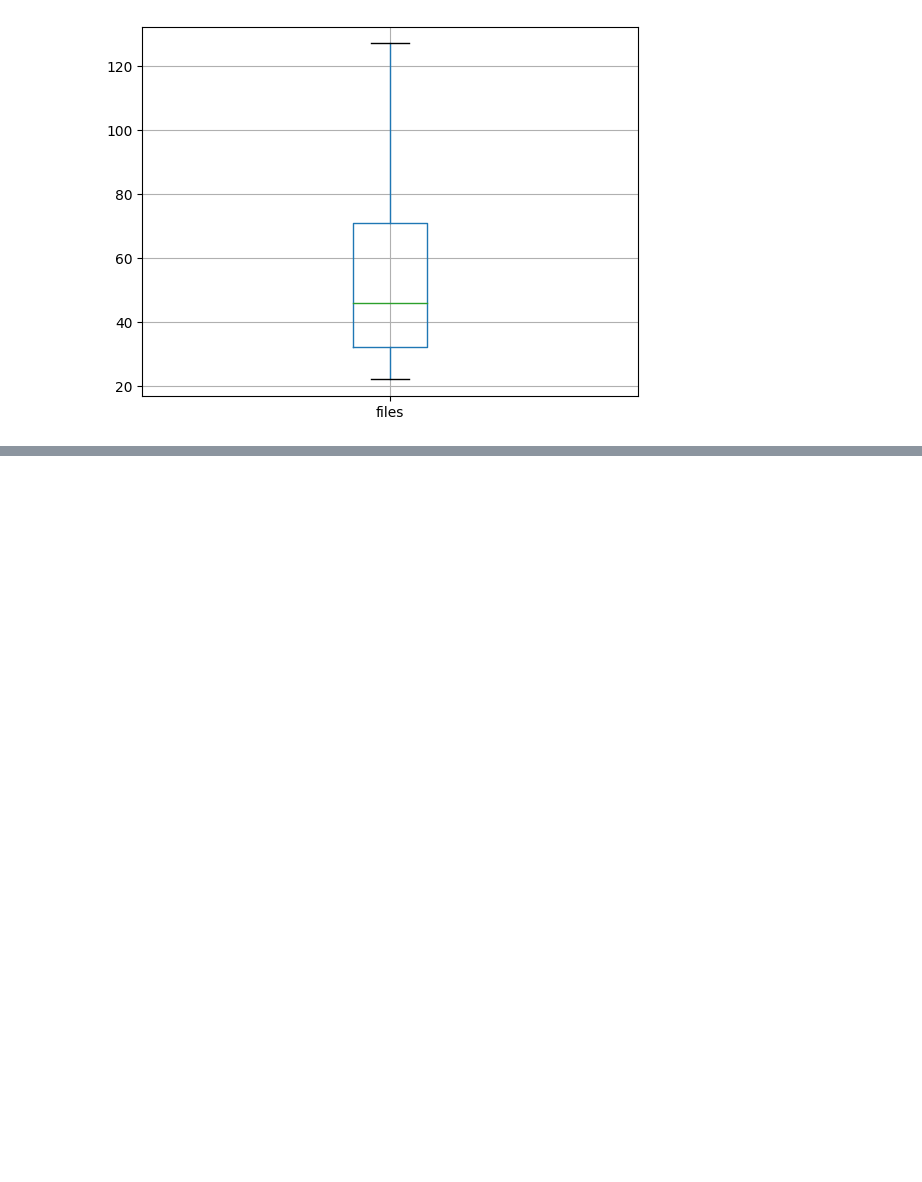
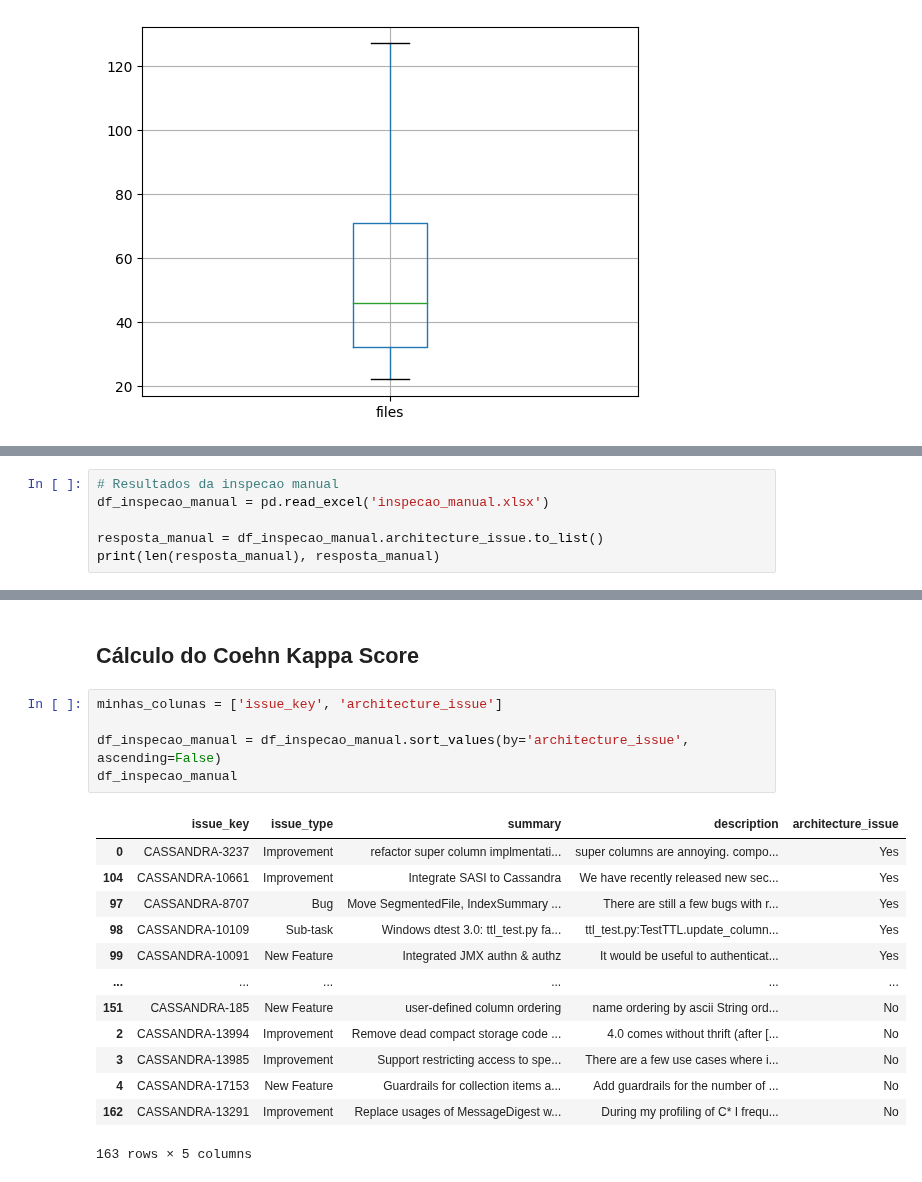
Before and after one commit to armandossrecife/my_validation, a Jupyter notebook: My_Commits_and_my_Issues_from_Cassandra.ipynb, the cells around one changed output, grey strips where cells are left out. Saved outputs shown, nothing was run; the diff lists cells and outputs as text; blank space fills up the shorter version.

```diff
--- a/My_Commits_and_my_Issues_from_Cassandra.ipynb
+++ b/My_Commits_and_my_Issues_from_Cassandra.ipynb
@@ -2329,0 +2593,6 @@ for each in my_commits.modified_files:
+# %%
+# Resultados da inspecao manual
+df_inspecao_manual = pd.read_excel('inspecao_manual.xlsx')
+
+resposta_manual = df_inspecao_manual.architecture_issue.to_list()
+print(len(resposta_manual), resposta_manual)
@@ -2329,0 +2631,21 @@ for each in my_commits.modified_files:
+# %% [markdown]
+## Cálculo do Coehn Kappa Score
+# %%
+minhas_colunas = ['issue_key', 'architecture_issue']
+
+df_inspecao_manual = df_inspecao_manual.sort_values(by='architecture_issue', ascending=False)
+df_inspecao_manual
+# %% [output]
+|  | issue_key | issue_type | summary | description | architecture_issue |
+| 0 | CASSANDRA-3237 | Improvement | refactor super column implmentati... | super columns are annoying. compo... | Yes |
+| 104 | CASSANDRA-10661 | Improvement | Integrate SASI to Cassandra | We have recently released new sec... | Yes |
+| 97 | CASSANDRA-8707 | Bug | Move SegmentedFile, IndexSummary ... | There are still a few bugs with r... | Yes |
+| 98 | CASSANDRA-10109 | Sub-task | Windows dtest 3.0: ttl_test.py fa... | ttl_test.py:TestTTL.update_column... | Yes |
+| 99 | CASSANDRA-10091 | New Feature | Integrated JMX authn & authz | It would be useful to authenticat... | Yes |
+| ... | ... | ... | ... | ... | ... |
+| 151 | CASSANDRA-185 | New Feature | user-defined column ordering | name ordering by ascii String ord... | No |
+| 2 | CASSANDRA-13994 | Improvement | Remove dead compact storage code ... | 4.0 comes without thrift (after [... | No |
+| 3 | CASSANDRA-13985 | Improvement | Support restricting access to spe... | There are a few use cases where i... | No |
+| 4 | CASSANDRA-17153 | New Feature | Guardrails for collection items a... | Add guardrails for the number of ... | No |
+| 162 | CASSANDRA-13291 | Improvement | Replace usages of MessageDigest w... | During my profiling of C* I frequ... | No |
+163 rows × 5 columns
```
Also changed, not shown: parts of 58 cells of this notebook.
